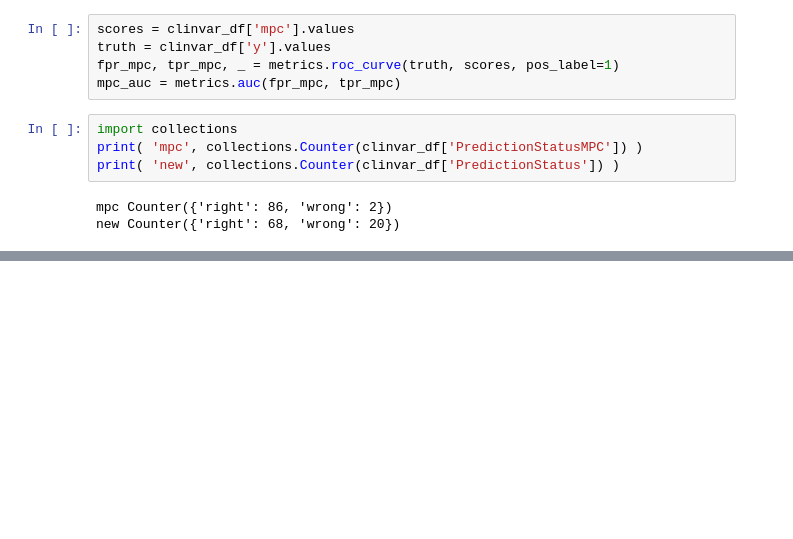
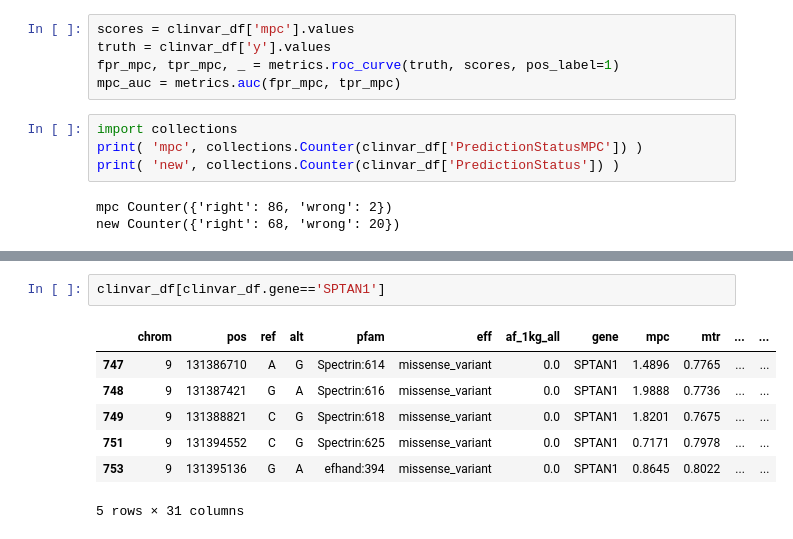
Before and after one commit to samesense/pathopredictor, a Jupyter notebook: notebooks/denovo_test_focus_pos_wo_training.ipynb, the cells around one changed output, grey strips where cells are left out. Saved outputs shown, nothing was run; the diff lists cells and outputs as text; blank space fills up the shorter version.

```diff
--- a/notebooks/denovo_test_focus_pos_wo_training.ipynb
+++ b/notebooks/denovo_test_focus_pos_wo_training.ipynb
@@ -391,0 +420,10 @@ new Counter({'right': 68, 'wrong': 20})
+# %%
+clinvar_df[clinvar_df.gene=='SPTAN1']
+# %% [output]
+|  | chrom | pos | ref | alt | pfam | eff | af_1kg_all | gene | mpc | mtr | ... | ... |
+| 747 | 9 | 131386710 | A | G | Spectrin:614 | missense_variant | 0.0 | SPTAN1 | 1.4896 | 0.7765 | ... | ... |
+| 748 | 9 | 131387421 | G | A | Spectrin:616 | missense_variant | 0.0 | SPTAN1 | 1.9888 | 0.7736 | ... | ... |
+| 749 | 9 | 131388821 | C | G | Spectrin:618 | missense_variant | 0.0 | SPTAN1 | 1.8201 | 0.7675 | ... | ... |
+| 751 | 9 | 131394552 | C | G | Spectrin:625 | missense_variant | 0.0 | SPTAN1 | 0.7171 | 0.7978 | ... | ... |
+| 753 | 9 | 131395136 | G | A | efhand:394 | missense_variant | 0.0 | SPTAN1 | 0.8645 | 0.8022 | ... | ... |
+5 rows × 31 columns
```
Also changed, not shown: parts of 3 cells of this notebook, 2 other files.
